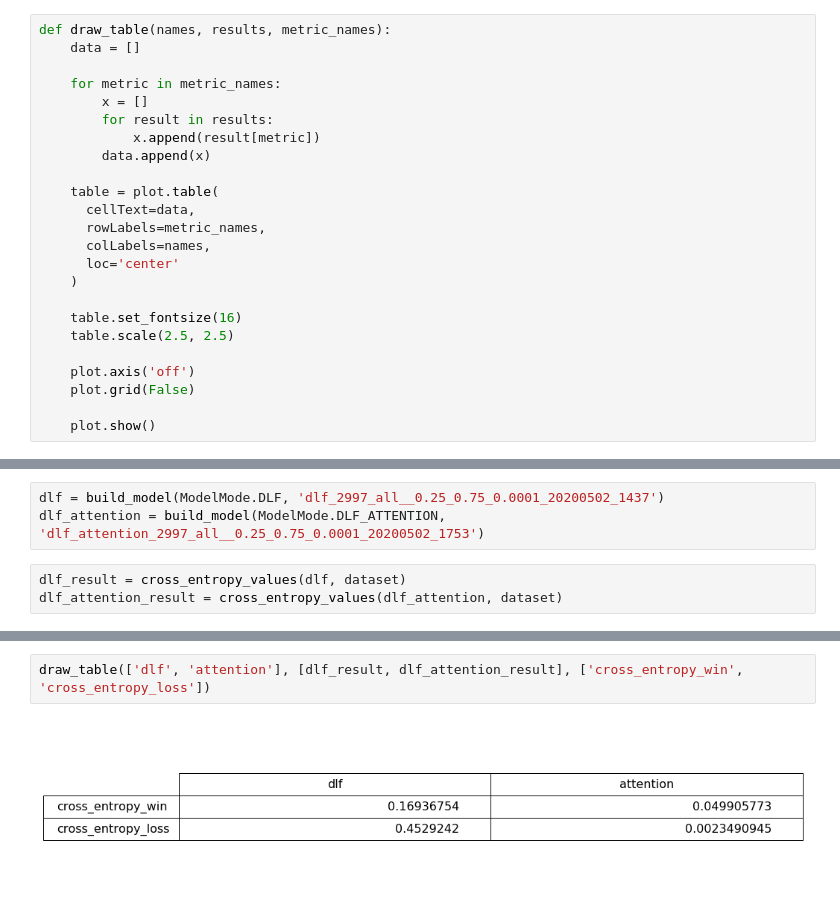
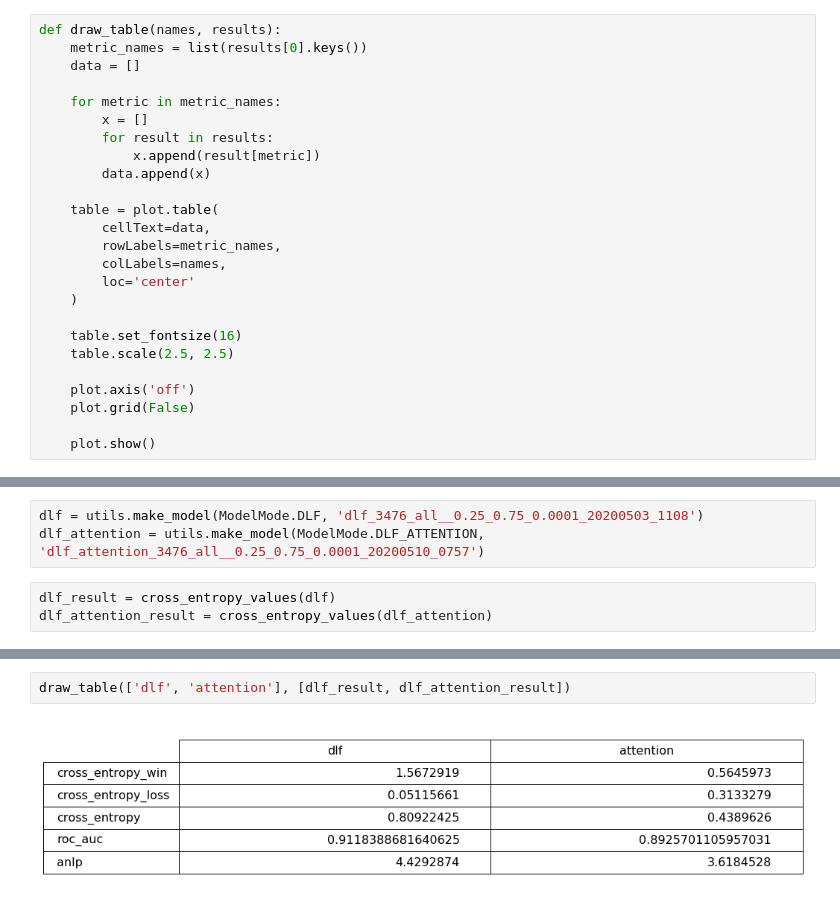
Before and after one commit to SerTelnov/landscape-forecasting, a Jupyter notebook: python/scores_visualizer.ipynb, the cells around one changed output, grey strips where cells are left out. Drawn from its saved outputs; the diff is of its cells as text.

Commit message:
[code] add metrics attention layer

```diff
--- a/python/scores_visualizer.ipynb
+++ b/python/scores_visualizer.ipynb
@@ -12,5 +10,6 @@ from python.util import BATCH_SIZE, ModelMode
 # %%
-def draw_table(names, results, metric_names):
+def draw_table(names, results):
+    metric_names = list(results[0].keys())
     data = []
 
     for metric in metric_names:
@@ -20,10 +19,10 @@ def draw_table(names, results, metric_names):
         data.append(x)
 
     table = plot.table(
-      cellText=data,
-      rowLabels=metric_names,
-      colLabels=names,
-      loc='center'
+        cellText=data,
+        rowLabels=metric_names,
+        colLabels=names,
+        loc='center'
     )
 
     table.set_fontsize(16)
@@ -81,7 +77,7 @@ data size  129119
 # %%
-dlf = build_model(ModelMode.DLF, 'dlf_2997_all__0.25_0.75_0.0001_20200502_1437')
-dlf_attention = build_model(ModelMode.DLF_ATTENTION, 'dlf_attention_2997_all__0.25_0.75_0.0001_20200502_1753')
+dlf = utils.make_model(ModelMode.DLF, 'dlf_3476_all__0.25_0.75_0.0001_20200503_1108')
+dlf_attention = utils.make_model(ModelMode.DLF_ATTENTION, 'dlf_attention_3476_all__0.25_0.75_0.0001_20200510_0757')
 # %%
-dlf_result = cross_entropy_values(dlf, dataset)
-dlf_attention_result = cross_entropy_values(dlf_attention, dataset)
+dlf_result = cross_entropy_values(dlf)
+dlf_attention_result = cross_entropy_values(dlf_attention)
 # %% [output]
@@ -94,4 +101,4 @@ Iter number 110/110
 # %%
-draw_table(['dlf', 'attention'], [dlf_result, dlf_attention_result], ['cross_entropy_win', 'cross_entropy_loss'])
+draw_table(['dlf', 'attention'], [dlf_result, dlf_attention_result])
 # %% [output]
-[figure, old version]
+[figure, new version]
```
Also changed, not shown: parts of 5 cells of this notebook, 4 other files.
